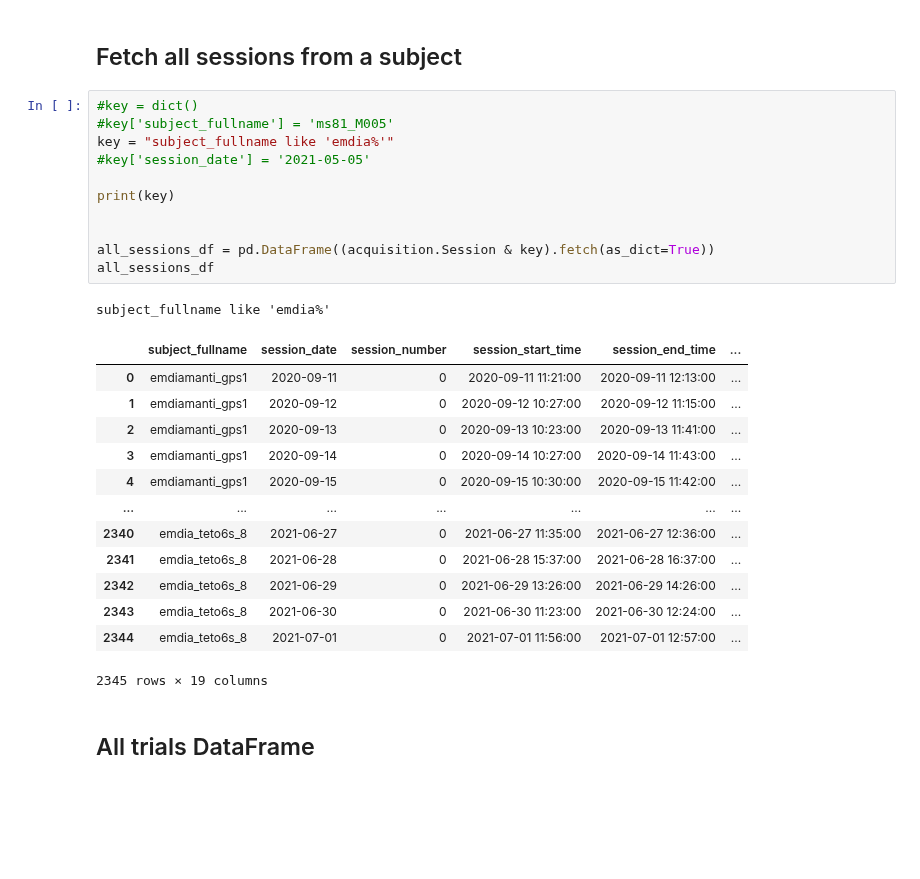
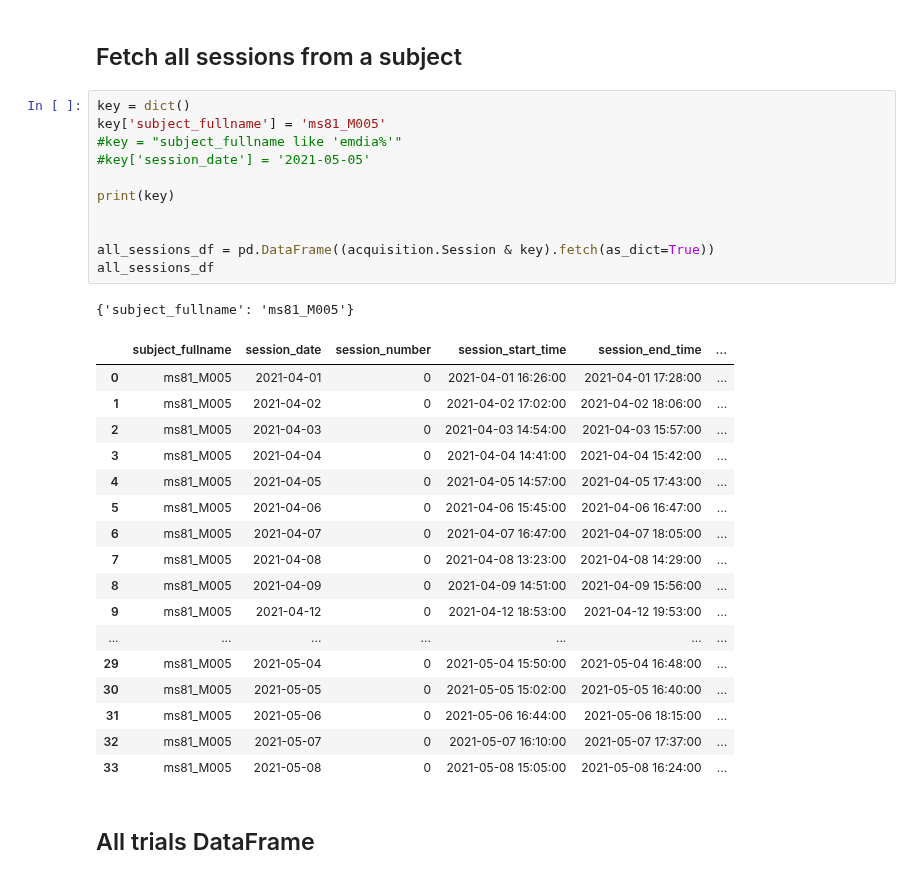
Before and after one commit to BrainCOGS/U19-pipeline-python, a Jupyter notebook: notebooks/fetch_session_data.ipynb, the cells around one changed output. Drawn from its saved outputs; the diff is of its cells as text; blank space fills up the shorter version.

```diff
--- a/notebooks/fetch_session_data.ipynb
+++ b/notebooks/fetch_session_data.ipynb
@@ -15,31 +15,35 @@ Connecting alvaros@datajoint00.pni.princeton.edu:3306
 # %% [markdown]
 ## Fetch all sessions from a subject
 # %%
-#key = dict()
-#key['subject_fullname'] = 'ms81_M005'
-key = "subject_fullname like 'emdia%'"
+key = dict()
+key['subject_fullname'] = 'ms81_M005'
+#key = "subject_fullname like 'emdia%'"
 #key['session_date'] = '2021-05-05'
 
 print(key)
 
 
 all_sessions_df = pd.DataFrame((acquisition.Session & key).fetch(as_dict=True))
 all_sessions_df
 # %% [output]
-subject_fullname like 'emdia%'
+{'subject_fullname': 'ms81_M005'}
 |  | subject_fullname | session_date | session_number | session_start_time | session_end_time | ... |
-| 0 | emdiamanti_gps1 | 2020-09-11 | 0 | 2020-09-11 11:21:00 | 2020-09-11 12:13:00 | ... |
-| 1 | emdiamanti_gps1 | 2020-09-12 | 0 | 2020-09-12 10:27:00 | 2020-09-12 11:15:00 | ... |
-| 2 | emdiamanti_gps1 | 2020-09-13 | 0 | 2020-09-13 10:23:00 | 2020-09-13 11:41:00 | ... |
-| 3 | emdiamanti_gps1 | 2020-09-14 | 0 | 2020-09-14 10:27:00 | 2020-09-14 11:43:00 | ... |
-| 4 | emdiamanti_gps1 | 2020-09-15 | 0 | 2020-09-15 10:30:00 | 2020-09-15 11:42:00 | ... |
+| 0 | ms81_M005 | 2021-04-01 | 0 | 2021-04-01 16:26:00 | 2021-04-01 17:28:00 | ... |
+| 1 | ms81_M005 | 2021-04-02 | 0 | 2021-04-02 17:02:00 | 2021-04-02 18:06:00 | ... |
+| 2 | ms81_M005 | 2021-04-03 | 0 | 2021-04-03 14:54:00 | 2021-04-03 15:57:00 | ... |
+| 3 | ms81_M005 | 2021-04-04 | 0 | 2021-04-04 14:41:00 | 2021-04-04 15:42:00 | ... |
+| 4 | ms81_M005 | 2021-04-05 | 0 | 2021-04-05 14:57:00 | 2021-04-05 17:43:00 | ... |
+| 5 | ms81_M005 | 2021-04-06 | 0 | 2021-04-06 15:45:00 | 2021-04-06 16:47:00 | ... |
+| 6 | ms81_M005 | 2021-04-07 | 0 | 2021-04-07 16:47:00 | 2021-04-07 18:05:00 | ... |
+| 7 | ms81_M005 | 2021-04-08 | 0 | 2021-04-08 13:23:00 | 2021-04-08 14:29:00 | ... |
+| 8 | ms81_M005 | 2021-04-09 | 0 | 2021-04-09 14:51:00 | 2021-04-09 15:56:00 | ... |
+| 9 | ms81_M005 | 2021-04-12 | 0 | 2021-04-12 18:53:00 | 2021-04-12 19:53:00 | ... |
 | ... | ... | ... | ... | ... | ... | ... |
-| 2340 | emdia_teto6s_8 | 2021-06-27 | 0 | 2021-06-27 11:35:00 | 2021-06-27 12:36:00 | ... |
-| 2341 | emdia_teto6s_8 | 2021-06-28 | 0 | 2021-06-28 15:37:00 | 2021-06-28 16:37:00 | ... |
-| 2342 | emdia_teto6s_8 | 2021-06-29 | 0 | 2021-06-29 13:26:00 | 2021-06-29 14:26:00 | ... |
-| 2343 | emdia_teto6s_8 | 2021-06-30 | 0 | 2021-06-30 11:23:00 | 2021-06-30 12:24:00 | ... |
-| 2344 | emdia_teto6s_8 | 2021-07-01 | 0 | 2021-07-01 11:56:00 | 2021-07-01 12:57:00 | ... |
+| 29 | ms81_M005 | 2021-05-04 | 0 | 2021-05-04 15:50:00 | 2021-05-04 16:48:00 | ... |
+| 30 | ms81_M005 | 2021-05-05 | 0 | 2021-05-05 15:02:00 | 2021-05-05 16:40:00 | ... |
+| 31 | ms81_M005 | 2021-05-06 | 0 | 2021-05-06 16:44:00 | 2021-05-06 18:15:00 | ... |
+| 32 | ms81_M005 | 2021-05-07 | 0 | 2021-05-07 16:10:00 | 2021-05-07 17:37:00 | ... |
+| 33 | ms81_M005 | 2021-05-08 | 0 | 2021-05-08 15:05:00 | 2021-05-08 16:24:00 | ... |
-2345 rows × 19 columns
 # %% [markdown]
 ## All trials DataFrame
 # %%
```
Also changed, not shown: parts of 1 cell of this notebook, 3 other files.
